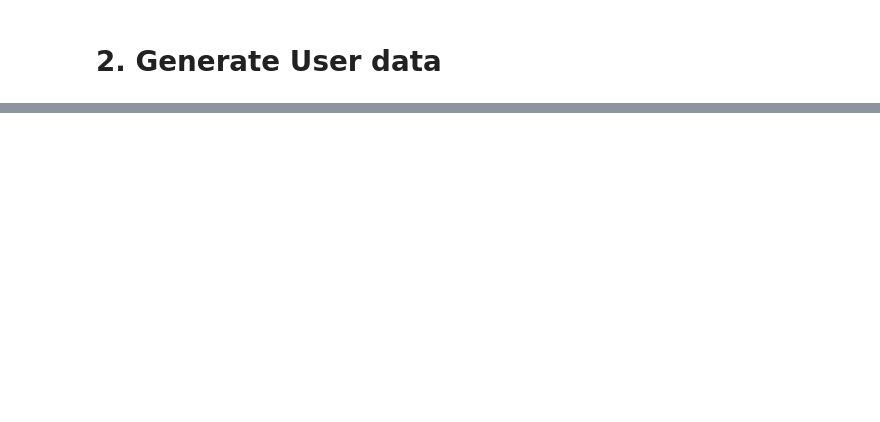
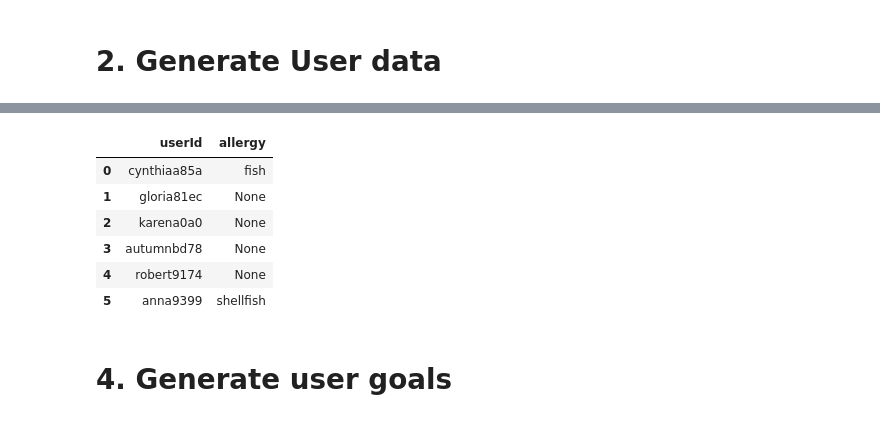
Before and after one commit to aislab-hevs/synthetic_data_nutrition_generation, a Jupyter notebook: src/generator_notebook.ipynb, the cells around one changed output, grey strips where cells are left out. Saved outputs shown, nothing was run; the diff lists cells and outputs as text; code cells hidden in the pictures; blank space fills up the shorter version.

```diff
--- a/src/generator_notebook.ipynb
+++ b/src/generator_notebook.ipynb
@@ -229,0 +235,20 @@ df_user_entity.to_csv("user_entity.csv", index=False)
+# %%
+df_health_conditions["userId"] = df_user_entity["userId"]
+# %%
+# allergy array
+allergies = ["cow's milk", "eggs", "peanut", "soy", "fish", "tree nuts", "shellfish", "wheat", "None"]
+allergies_prob = [0.075, 0.075, 0.075, 0.075, 0.075, 0.075, 0.075, 0.075, 0.4]
+# %%
+user_allergies = np.random.choice(allergies, size=500, replace=True, p = allergies_prob)
+# %%
+df_health_conditions["allergy"] = user_allergies
+# %%
+df_health_conditions.head(6)
+# %% [output]
+|  | userId | allergy |
+| 0 | cynthiaa85a | fish |
+| 1 | gloria81ec | None |
+| 2 | karena0a0 | None |
+| 3 | autumnbd78 | None |
+| 4 | robert9174 | None |
+| 5 | anna9399 | shellfish |
@@ -229,0 +257,2 @@ df_user_entity.to_csv("user_entity.csv", index=False)
+# %% [markdown]
+# 4. Generate user goals
```
Also changed, not shown: parts of 29 cells of this notebook, 1 other file.
